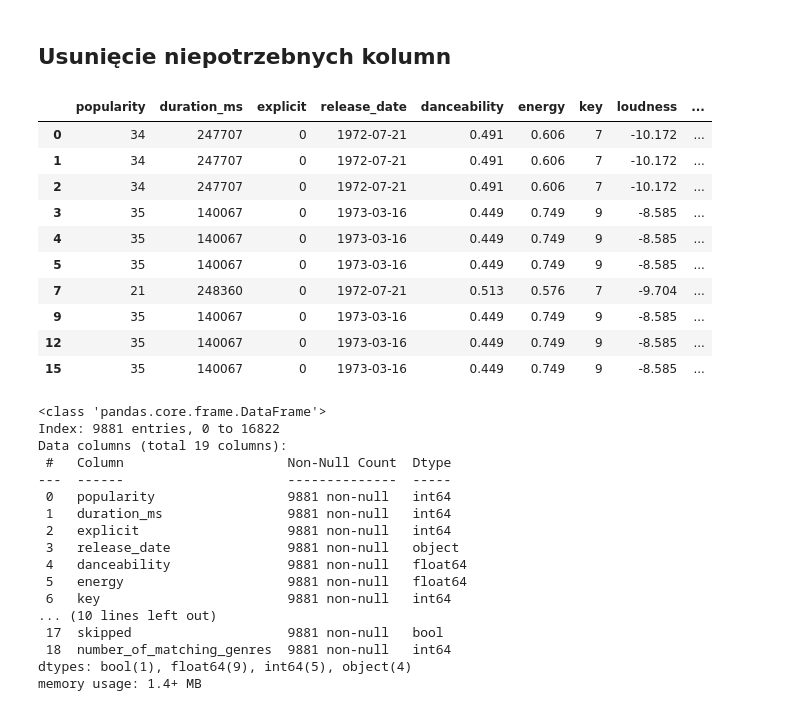
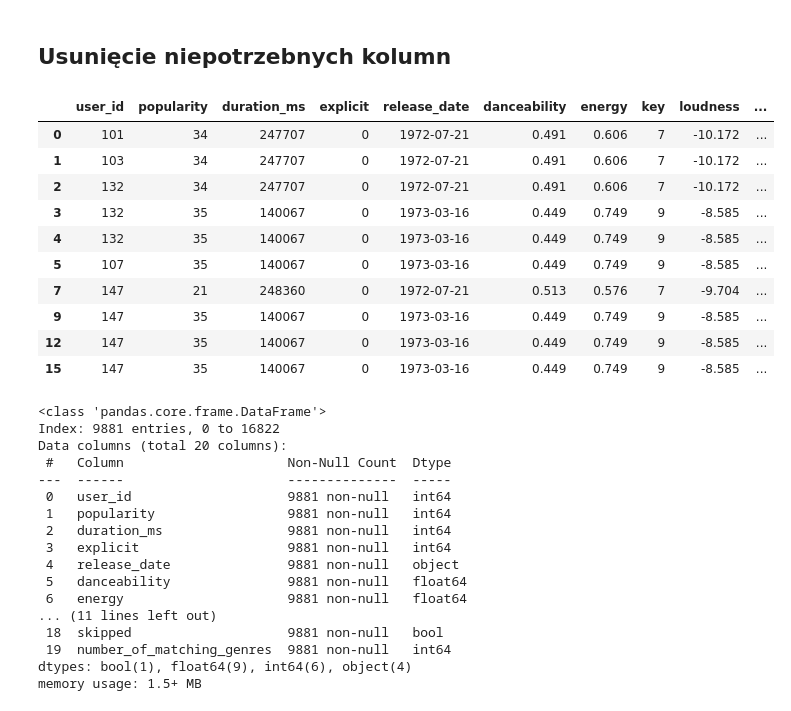
Before and after one commit to BartlomiejRasztabiga/IUM, a Jupyter notebook: notebooks/data_processing.ipynb, the cells around one changed output. Cells and saved outputs as stored; diff of their text form; code cells hidden in the pictures.

```diff
--- a/notebooks/data_processing.ipynb
+++ b/notebooks/data_processing.ipynb
@@ -57,40 +57,40 @@ merged_data_frame["number_of_matching_genres"] = merged_data_frame.apply(lambda
 # %%
 merged_data_frame = merged_data_frame.drop(
   columns=["id_x", "id_y", "premium_user", "name_x", "name_y", "city", "street", "id_artist",
-           "event_type", "timestamp", "user_id", "track_id", "session_id"])
+           "event_type", "timestamp", "track_id", "session_id"])
 merged_data_frame.head(10)
 # %% [output]
-|  | popularity | duration_ms | explicit | release_date | danceability | energy | key | loudness | ... |
-| 0 | 34 | 247707 | 0 | 1972-07-21 | 0.491 | 0.606 | 7 | -10.172 | ... |
-| 1 | 34 | 247707 | 0 | 1972-07-21 | 0.491 | 0.606 | 7 | -10.172 | ... |
-| 2 | 34 | 247707 | 0 | 1972-07-21 | 0.491 | 0.606 | 7 | -10.172 | ... |
-| 3 | 35 | 140067 | 0 | 1973-03-16 | 0.449 | 0.749 | 9 | -8.585 | ... |
-| 4 | 35 | 140067 | 0 | 1973-03-16 | 0.449 | 0.749 | 9 | -8.585 | ... |
-| 5 | 35 | 140067 | 0 | 1973-03-16 | 0.449 | 0.749 | 9 | -8.585 | ... |
-| 7 | 21 | 248360 | 0 | 1972-07-21 | 0.513 | 0.576 | 7 | -9.704 | ... |
-| 9 | 35 | 140067 | 0 | 1973-03-16 | 0.449 | 0.749 | 9 | -8.585 | ... |
-| 12 | 35 | 140067 | 0 | 1973-03-16 | 0.449 | 0.749 | 9 | -8.585 | ... |
-| 15 | 35 | 140067 | 0 | 1973-03-16 | 0.449 | 0.749 | 9 | -8.585 | ... |
+|  | user_id | popularity | duration_ms | explicit | release_date | danceability | energy | key | loudness | ... |
+| 0 | 101 | 34 | 247707 | 0 | 1972-07-21 | 0.491 | 0.606 | 7 | -10.172 | ... |
+| 1 | 103 | 34 | 247707 | 0 | 1972-07-21 | 0.491 | 0.606 | 7 | -10.172 | ... |
+| 2 | 132 | 34 | 247707 | 0 | 1972-07-21 | 0.491 | 0.606 | 7 | -10.172 | ... |
+| 3 | 132 | 35 | 140067 | 0 | 1973-03-16 | 0.449 | 0.749 | 9 | -8.585 | ... |
+| 4 | 132 | 35 | 140067 | 0 | 1973-03-16 | 0.449 | 0.749 | 9 | -8.585 | ... |
+| 5 | 107 | 35 | 140067 | 0 | 1973-03-16 | 0.449 | 0.749 | 9 | -8.585 | ... |
+| 7 | 147 | 21 | 248360 | 0 | 1972-07-21 | 0.513 | 0.576 | 7 | -9.704 | ... |
+| 9 | 147 | 35 | 140067 | 0 | 1973-03-16 | 0.449 | 0.749 | 9 | -8.585 | ... |
+| 12 | 147 | 35 | 140067 | 0 | 1973-03-16 | 0.449 | 0.749 | 9 | -8.585 | ... |
+| 15 | 147 | 35 | 140067 | 0 | 1973-03-16 | 0.449 | 0.749 | 9 | -8.585 | ... |
 # %%
 merged_data_frame.info()
 # %% [output]
 <class 'pandas.core.frame.DataFrame'>
 Index: 9881 entries, 0 to 16822
-Data columns (total 19 columns):
+Data columns (total 20 columns):
  #   Column                     Non-Null Count  Dtype
 ---  ------                     --------------  -----
- 0   popularity                 9881 non-null   int64
- 1   duration_ms                9881 non-null   int64
- 2   explicit                   9881 non-null   int64
- 3   release_date               9881 non-null   object
- 4   danceability               9881 non-null   float64
- 5   energy                     9881 non-null   float64
- 6   key                        9881 non-null   int64
-... (10 lines left out)
- 17  skipped                    9881 non-null   bool
- 18  number_of_matching_genres  9881 non-null   int64
-dtypes: bool(1), float64(9), int64(5), object(4)
-memory usage: 1.4+ MB
+ 0   user_id                    9881 non-null   int64
+ 1   popularity                 9881 non-null   int64
+ 2   duration_ms                9881 non-null   int64
+ 3   explicit                   9881 non-null   int64
+ 4   release_date               9881 non-null   object
+ 5   danceability               9881 non-null   float64
+ 6   energy                     9881 non-null   float64
+... (11 lines left out)
+ 18  skipped                    9881 non-null   bool
+ 19  number_of_matching_genres  9881 non-null   int64
+dtypes: bool(1), float64(9), int64(6), object(4)
+memory usage: 1.5+ MB
 # %%
 merged_data_frame.describe()
 # %% [output]
```
Also changed, not shown: parts of 2 cells of this notebook, 1 other file.
